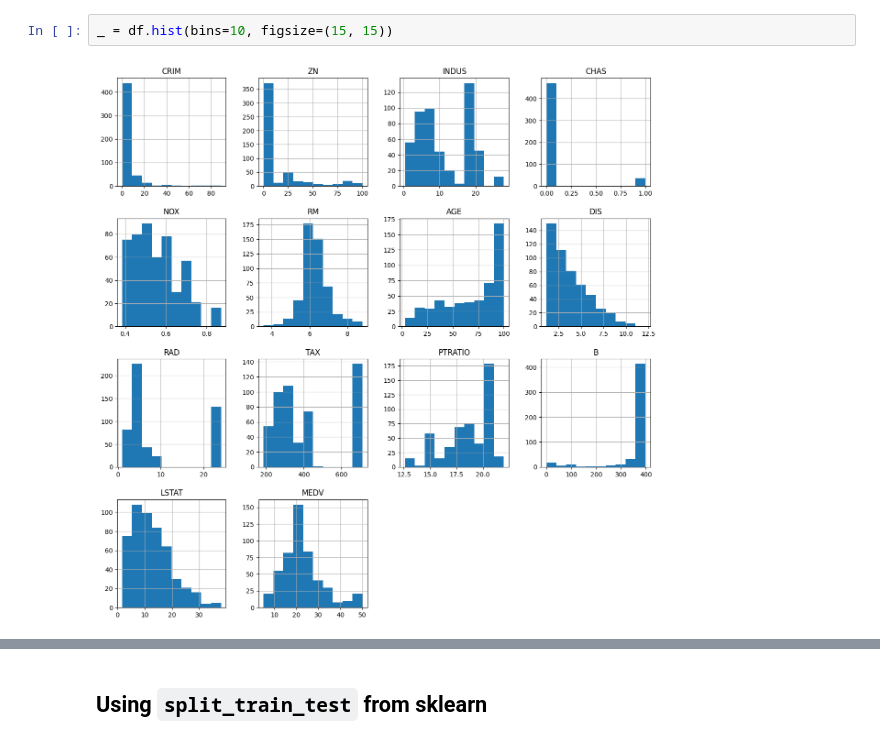
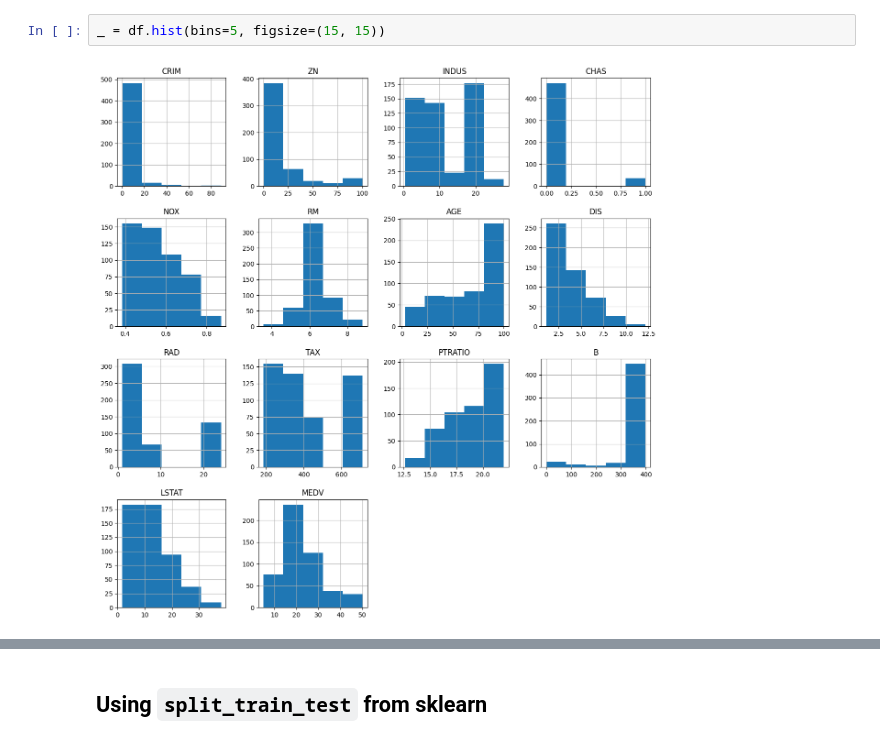
Before and after one commit to k26rahul/machine-learning-practice, a Jupyter notebook: boston-housing/boston-housing.ipynb, the cells around one changed output, grey strips where cells are left out. Saved outputs shown, nothing was run; the diff lists cells and outputs as text.

```diff
--- a/boston-housing/boston-housing.ipynb
+++ b/boston-housing/boston-housing.ipynb
@@ -169,6 +70,6 @@ pandas.core.series.Series
 # %%
-_ = df.hist(bins=10, figsize=(15, 15))
+_ = df.hist(bins=5, figsize=(15, 15))
 # %% [output]
-[figure, old version]
+[figure, new version]
 # %% [markdown]
 # Train test split
```
Also changed, not shown: parts of 31 cells of this notebook, 2 other files.
